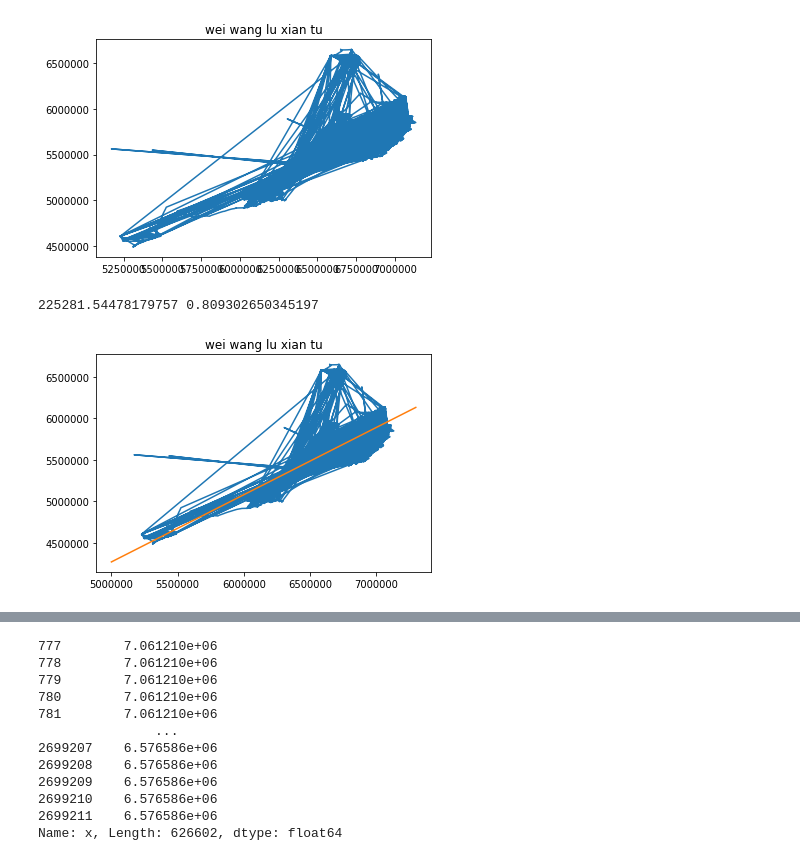
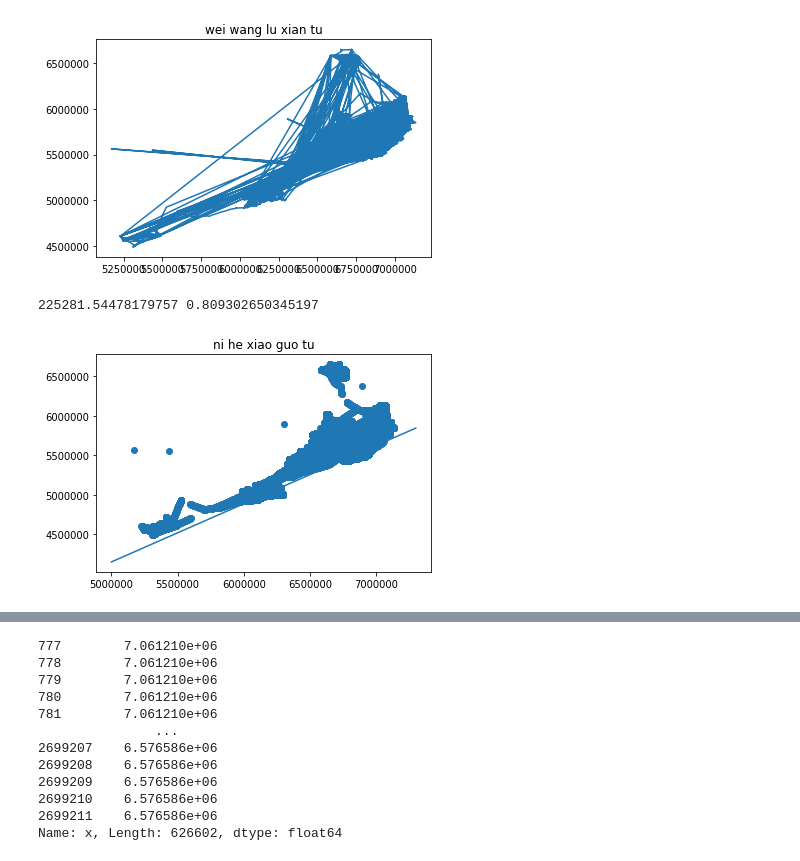
Before and after one commit to wangling1820/TianChi, a Jupyter notebook: datapre.ipynb, the cells around one changed output, grey strips where cells are left out. Cells and saved outputs as stored; diff of their text form; code cells hidden in the pictures.

```diff
--- a/datapre.ipynb
+++ b/datapre.ipynb
@@ -170,5 +179,6 @@ print(a, b)
 # %% [output]
 611313.8459492484 0.7373931030524742
 # %%
-draw_fitting_linear(a, b, tuowang_data)
+draw_fitting_linear(a-100000, b, tuowang_data)
+print(a-100000, b)
 # %% [output]
@@ -204,8 +225,3 @@ plt.title('wei wang lu xian tu')
 plt.show()
 # %% [output]
 [figure]
-# %%
-a, b = linear_regression_equation(weiwang_data)
-print(a, b)
-# %% [output]
-225281.54478179757 0.809302650345197
@@ -212,12 +230,16 @@ print(a, b)
+# %%
+print(a_w, b_w)
+# %% [output]
+225281.54478179757 0.809302650345197
 # %%
 def draw_fitting_linear(a, b, data):
     x = [5000000, 6000000, 7300000]
-    y = [(a+ b * x) for x in x ]
-    plt.plot(data['x'], data['y'])
+    y = [(a+ b * i) for i in x ]
+    plt.scatter(data['x'], data['y'])
     plt.plot(x, y)
     plt.title('ni he xiao guo tu')
     plt.show()
 # %%
-draw_fitting_linear(a, b, weiwang_data)
+draw_fitting_linear(a-150000, b, weiwang_data)
 # %% [output]
-[figure, old version]
+[figure, new version]
```
Also changed, not shown: parts of 25 cells of this notebook, 3 other files.
